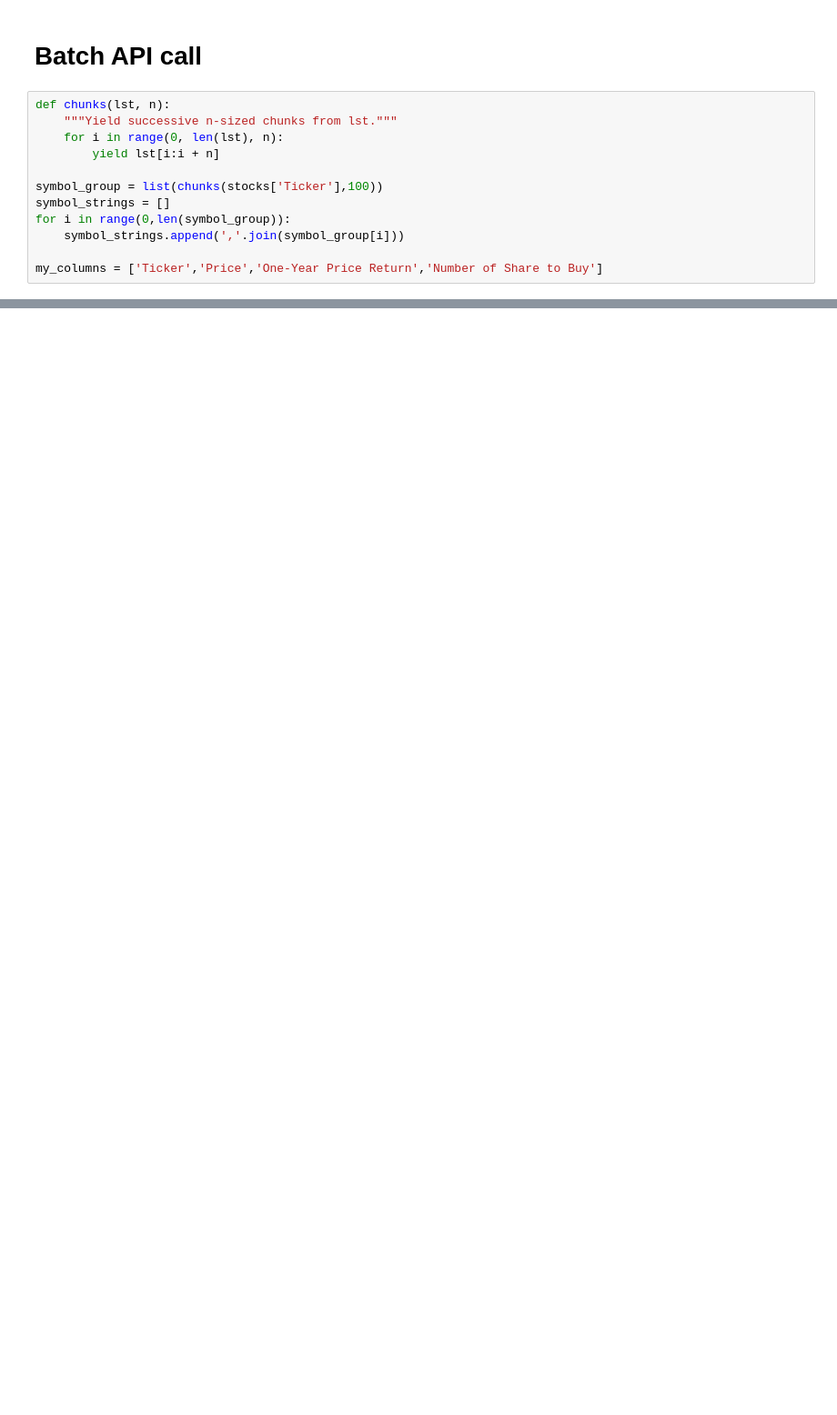
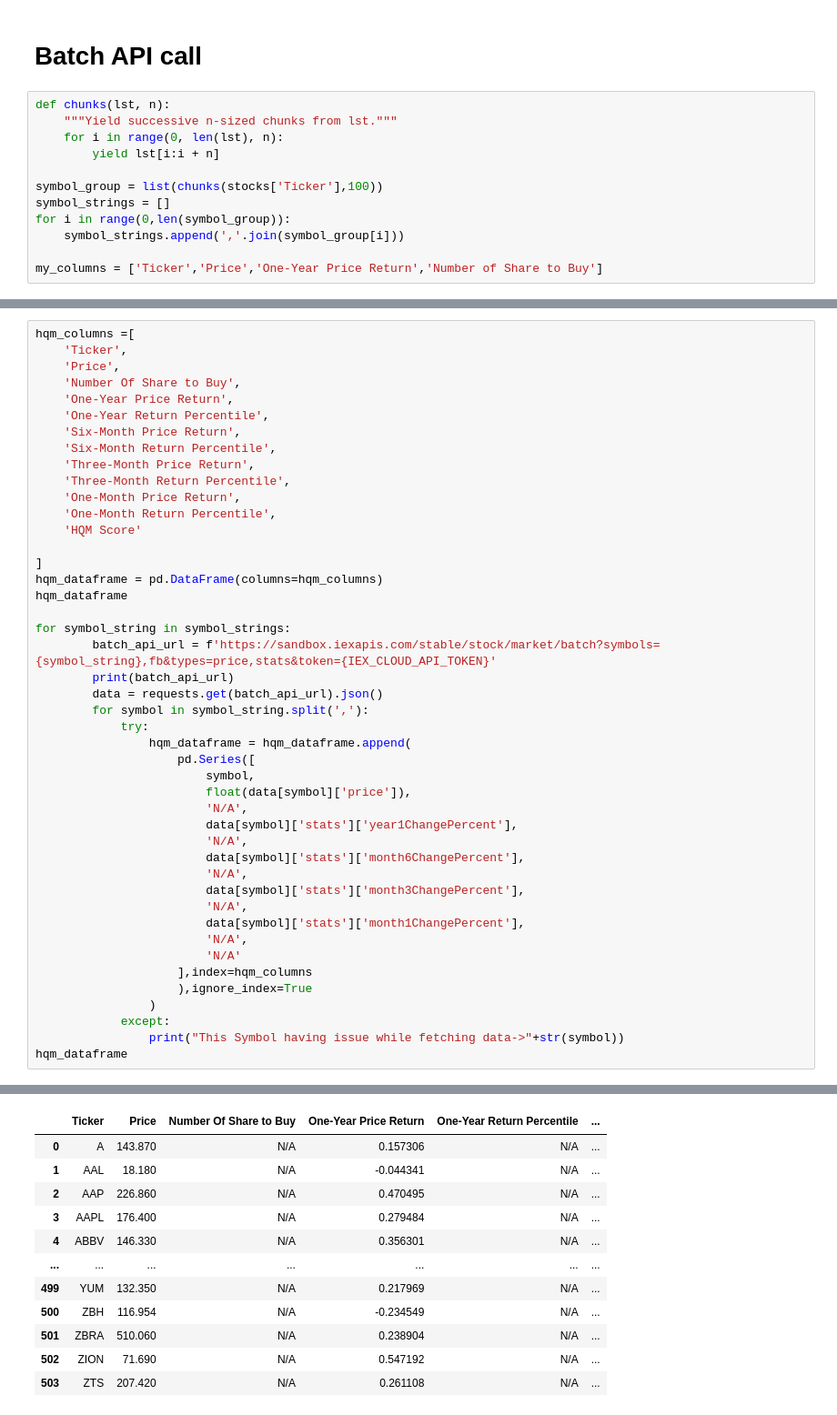
Before and after one commit to akashagrawal07/My_Learning, a Jupyter notebook: 02-quantitation_momemtum_strategy.ipynb, the cells around one changed output, grey strips where cells are left out. Shown at 91% size. Drawn from its saved outputs; the diff is of its cells as text; blank space fills up the shorter version.

```diff
--- a/02-quantitation_momemtum_strategy.ipynb
+++ b/02-quantitation_momemtum_strategy.ipynb
@@ -272,0 +180,46 @@ hqm_dataframe
+# %%
+hqm_columns =[
+    'Ticker',
+    'Price',
+    'Number Of Share to Buy',
+    'One-Year Price Return',
+    'One-Year Return Percentile',
+    'Six-Month Price Return',
+    'Six-Month Return Percentile',
+    'Three-Month Price Return',
+    'Three-Month Return Percentile',
+    'One-Month Price Return',
+    'One-Month Return Percentile',
+    'HQM Score'
+
+]
+hqm_dataframe = pd.DataFrame(columns=hqm_columns)
+hqm_dataframe
+
+for symbol_string in symbol_strings:
+        batch_api_url = f'https://sandbox.iexapis.com/stable/stock/market/batch?symbols={symbol_string},fb&types=price,stats&token={IEX_CLOUD_API_TOKEN}'
+        print(batch_api_url)
+        data = requests.get(batch_api_url).json()
+        for symbol in symbol_string.split(','):
+            try:
+                hqm_dataframe = hqm_dataframe.append(
+                    pd.Series([
+                        symbol,
+                        float(data[symbol]['price']),
+                        'N/A',
+                        data[symbol]['stats']['year1ChangePercent'],
+                        'N/A',
+                        data[symbol]['stats']['month6ChangePercent'],
+                        'N/A',
+                        data[symbol]['stats']['month3ChangePercent'],
+                        'N/A',
+                        data[symbol]['stats']['month1ChangePercent'],
+                        'N/A',
+                        'N/A'
+                    ],index=hqm_columns
+                    ),ignore_index=True
+                )
+            except:
+                print("This Symbol having issue while fetching data->"+str(symbol))
+hqm_dataframe
+# %% [output]
@@ -272,0 +233,12 @@ hqm_dataframe
+|  | Ticker | Price | Number Of Share to Buy | One-Year Price Return | One-Year Return Percentile | ... |
+| 0 | A | 143.870 | N/A | 0.157306 | N/A | ... |
+| 1 | AAL | 18.180 | N/A | -0.044341 | N/A | ... |
+| 2 | AAP | 226.860 | N/A | 0.470495 | N/A | ... |
+| 3 | AAPL | 176.400 | N/A | 0.279484 | N/A | ... |
+| 4 | ABBV | 146.330 | N/A | 0.356301 | N/A | ... |
+| ... | ... | ... | ... | ... | ... | ... |
+| 499 | YUM | 132.350 | N/A | 0.217969 | N/A | ... |
+| 500 | ZBH | 116.954 | N/A | -0.234549 | N/A | ... |
+| 501 | ZBRA | 510.060 | N/A | 0.238904 | N/A | ... |
+| 502 | ZION | 71.690 | N/A | 0.547192 | N/A | ... |
+| 503 | ZTS | 207.420 | N/A | 0.261108 | N/A | ... |
```
Also changed, not shown: parts of 25 cells of this notebook.
